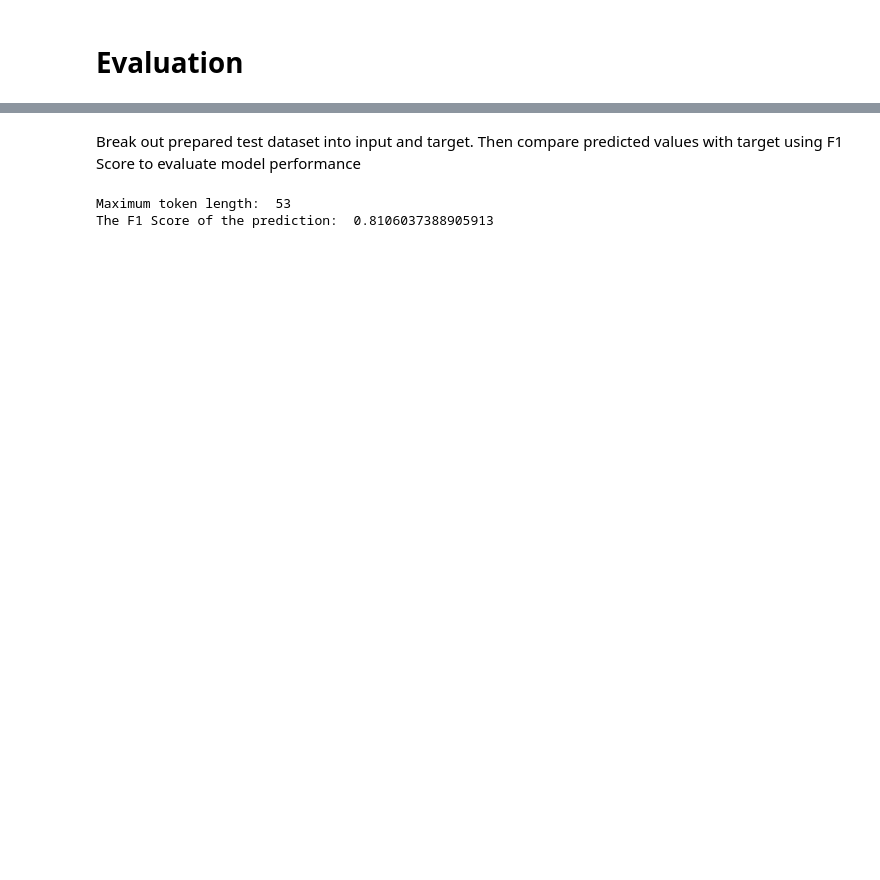
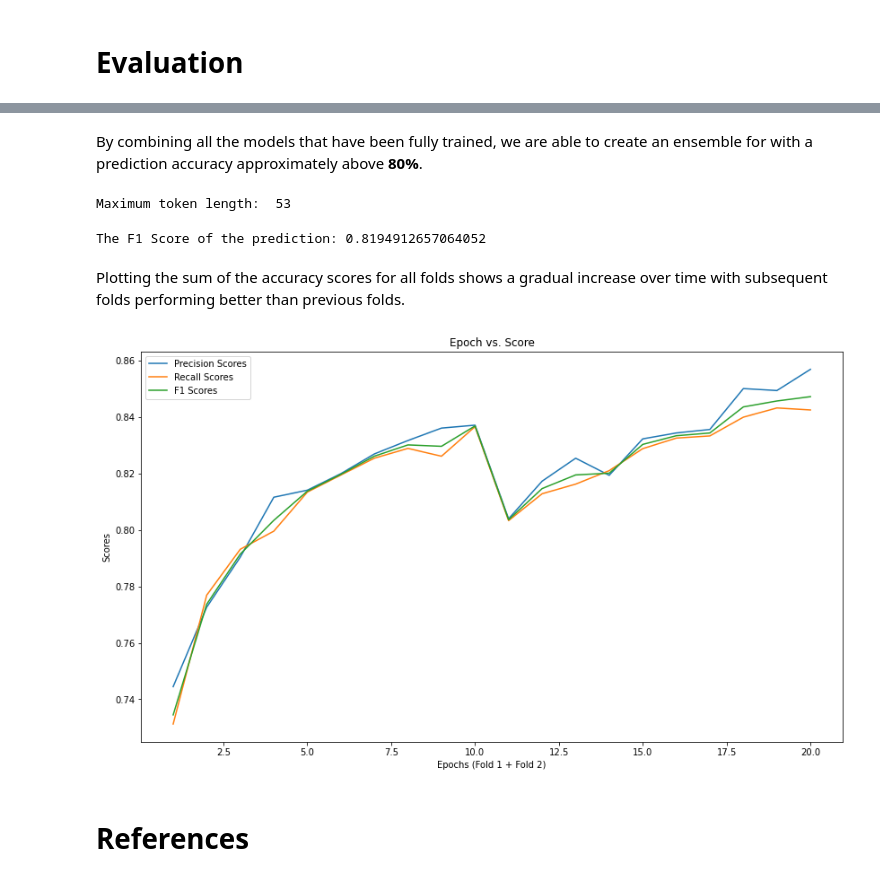
Before and after one commit to lloydoad/disaster-tweet-classifier, a Jupyter notebook: disaster_tweet_classifier.ipynb, the cells around one changed output, grey strips where cells are left out. Drawn from its saved outputs; the diff is of its cells as text; code cells hidden in the pictures; blank space fills up the shorter version.

```diff
--- a/disaster_tweet_classifier.ipynb
+++ b/disaster_tweet_classifier.ipynb
@@ -405,0 +351,11 @@ Epoch 8/8
+# %%
+seed_for_split = 1996
+number_of_folds = 2
+stratified_kf = StratifiedKFold(n_splits=number_of_folds, random_state=seed_for_split, shuffle=True)
+
+print('We use the keyword as a key for spliting our train data to get an even spread of keywords across both the training dataset and the validation dataset')
+for fold, (trn_idx, val_idx) in enumerate(stratified_kf.split(train.clean_text, train.target), 1):
+  train_set = train.loc[trn_idx]
+  train_val = train.loc[trn_idx]
+  print('\nFold {} Training dataset = {} - Validation dataset = {}'.format(fold, train_set.clean_text.shape, train_val.clean_text.shape))
+  print('Unique keyword Count = Train Set {} - Validation Set {}'.format(train_set.keyword.nunique(), train_val.keyword.nunique()))
@@ -426,13 +489,53 @@ Number of missing target values:  0
-# %% [markdown]
-Break out prepared test dataset into input and target. Then compare predicted values with target using F1 Score to evaluate model performance
+# %% [markdown]
+By combining all the models that have been fully trained, we are able to create an ensemble for with a prediction accuracy approximately above **80%**.
+# %%
+def predict(test=prepped_test, tokenizer=base_tokenizer, force_max_len=max_word_length):
+  X_test = encode_dataset(dataset=test, tokenizer=tokenizer, force_max_len=force_max_len)
+  pred_y = np.zeros((test.target.shape[0], 1))
+  numberOfModels = len(trained_models)
+  for model in trained_models:
+    pred_y += model.predict(X_test) / numberOfModels
+  return pred_y
+predicted_y = predict()
+# %% [output]
+Maximum token length:  53
 # %%
-X_test = encode_dataset(dataset=prepped_test, tokenizer=base_tokenizer, force_max_len=max_word_length)
-best_trained_model = keras.models.load_model(full_model_name + '.h5', custom_objects={'KerasLayer':hub.KerasLayer})
-y_pred = best_trained_model.predict(X_test)
-pred_values = np.round(y_pred).astype('int').reshape(1,-1)[0]
+pred_values = np.round(predicted_y).astype('int').reshape(1,-1)[0]
 true_values = prepped_test.target.values
 score = sklearn.metrics.f1_score(true_values, pred_values, average='micro')
-print('The F1 Score of the prediction: ', score)
+print('The F1 Score of the prediction:', score)
 # %% [output]
-Maximum token length:  53
-The F1 Score of the prediction:  0.8106037388905913
+The F1 Score of the prediction: 0.8194912657064052
+# %% [markdown]
+Plotting the sum of the accuracy scores for all folds shows a gradual increase over time with subsequent folds performing better than previous folds.
+# %%
+def plot_scores():
+  rangeOfEpochs = np.arange(1, (number_of_epochs * number_of_folds) + 1)
+  figure(figsize=(14,8))
+  fig.suptitle('Epoch vs. Score')
+
+  precision_values = []
+  recall_values = []
+  f1_values = []
+
+  for fold in scores:
+    foldValues = scores[fold]
+    validationValues = foldValues['validation']
+    precision_values += validationValues['precision']
+    recall_values += validationValues['recall']
+    f1_values += validationValues['f1']
+
+  plt.plot(rangeOfEpochs, precision_values, label='Precision Scores')
+  plt.plot(rangeOfEpochs, recall_values, label='Recall Scores')
+  plt.plot(rangeOfEpochs, f1_values, label='F1 Scores')
+  plt.xlabel('Epochs (Fold 1 + Fold 2)')
+  plt.ylabel('Scores')
+  plt.title('Epoch vs. Score')
+  plt.legend()
+  plt.show()
+
+plot_scores()
+# %% [output]
+[figure, added]
+# %% [markdown]
+# References
```
Also changed, not shown: parts of 25 cells of this notebook.
